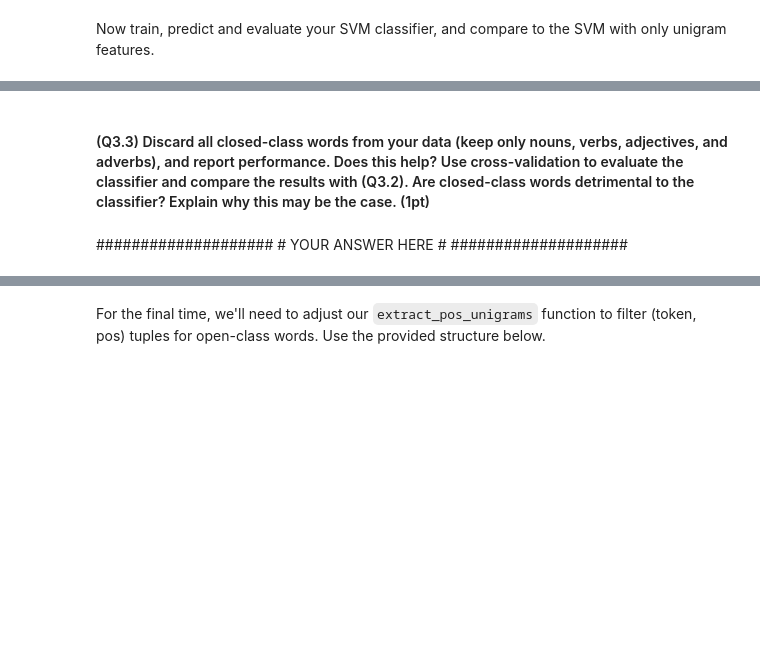
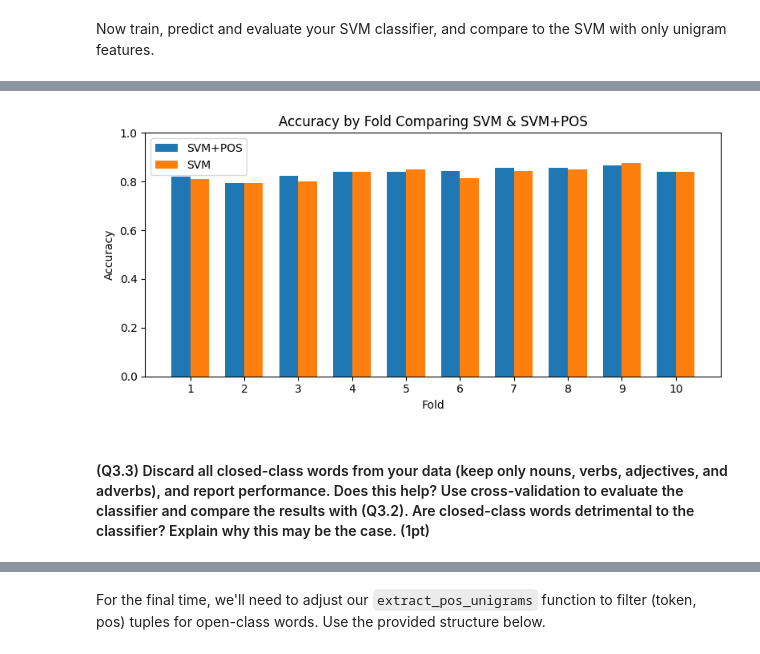
Before and after one commit to stefdewildt/NLP, a Jupyter notebook: NLP1_2025_Practical_1_(student).ipynb, the cells around one changed output, grey strips where cells are left out. Drawn from its saved outputs; the diff is of its cells as text; code cells hidden in the pictures; blank space fills up the shorter version.

```diff
--- a/NLP1_2025_Practical_1_(student).ipynb
+++ b/NLP1_2025_Practical_1_(student).ipynb
@@ -1170,0 +1448,28 @@ raise NotImplementedError
+# %%
+##################
+# YOUR CODE HERE #
+##################
+folds = cross_validation_splits(reviews)
+accs_svm_pos = []
+for i, (train_docs, test_docs) in enumerate(folds):
+
+    # see previous exercise for accuracy of svm with only unigram features
+    X_train = extract_pos_unigrams(train_docs, lower=True)
+    y_train = extract_labels(train_docs)
+    X_test = extract_pos_unigrams(test_docs, lower=True)
+    y_test = extract_labels(test_docs)
+
+    # SVM
+    X_tr, X_te = build_term_document_matrix(X_train, X_test)
+    y_tr = convert_labels_to_ints(y_train)
+    y_te = convert_labels_to_ints(y_test)
+
+    #needed more iterations to converge
+    svm = LinearSVC(random_state=42, max_iter=10000)
+    svm.fit(X_tr, y_tr)
+    preds_svm = svm.predict(X_te)
+
+
+    acc_svm = accuracy(preds_svm, y_te)
+    accs_svm_pos.append(acc_svm)
+    print(f"Fold {i+1} accuracy svm pos: {acc_svm}")
@@ -1171,6 +1487,21 @@ raise NotImplementedError
+# %%
+k = len(accs_svm_pos)
+fold_idx = np.arange(1, k + 1)
+
+fig, ax = plt.subplots(figsize=(8, 4))
+width = 0.35
+ax.bar(fold_idx - width/2, accs_svm_pos, width, label='SVM+POS')
+ax.bar(fold_idx + width/2, accs_svm, width, label='SVM')
+
+ax.set_xticks(fold_idx)
+ax.set_xlabel('Fold')
+ax.set_ylabel('Accuracy')
+ax.set_ylim(0, 1)
+ax.set_title('Accuracy by Fold Comparing SVM & SVM+POS')
+ax.legend()
+fig.tight_layout()
+plt.show()
+# %% [output]
+[figure, added]
 # %% [markdown]
 #### (Q3.3) Discard all closed-class words from your data (keep only nouns, verbs, adjectives, and adverbs), and report performance. Does this help? Use cross-validation to evaluate the classifier and compare the results with (Q3.2). Are closed-class words detrimental to the classifier? Explain why this may be the case. (1pt)
-# %% [markdown]
-\####################
-\# YOUR ANSWER HERE \#
-\####################
```
Also changed, not shown: parts of 34 cells of this notebook.
